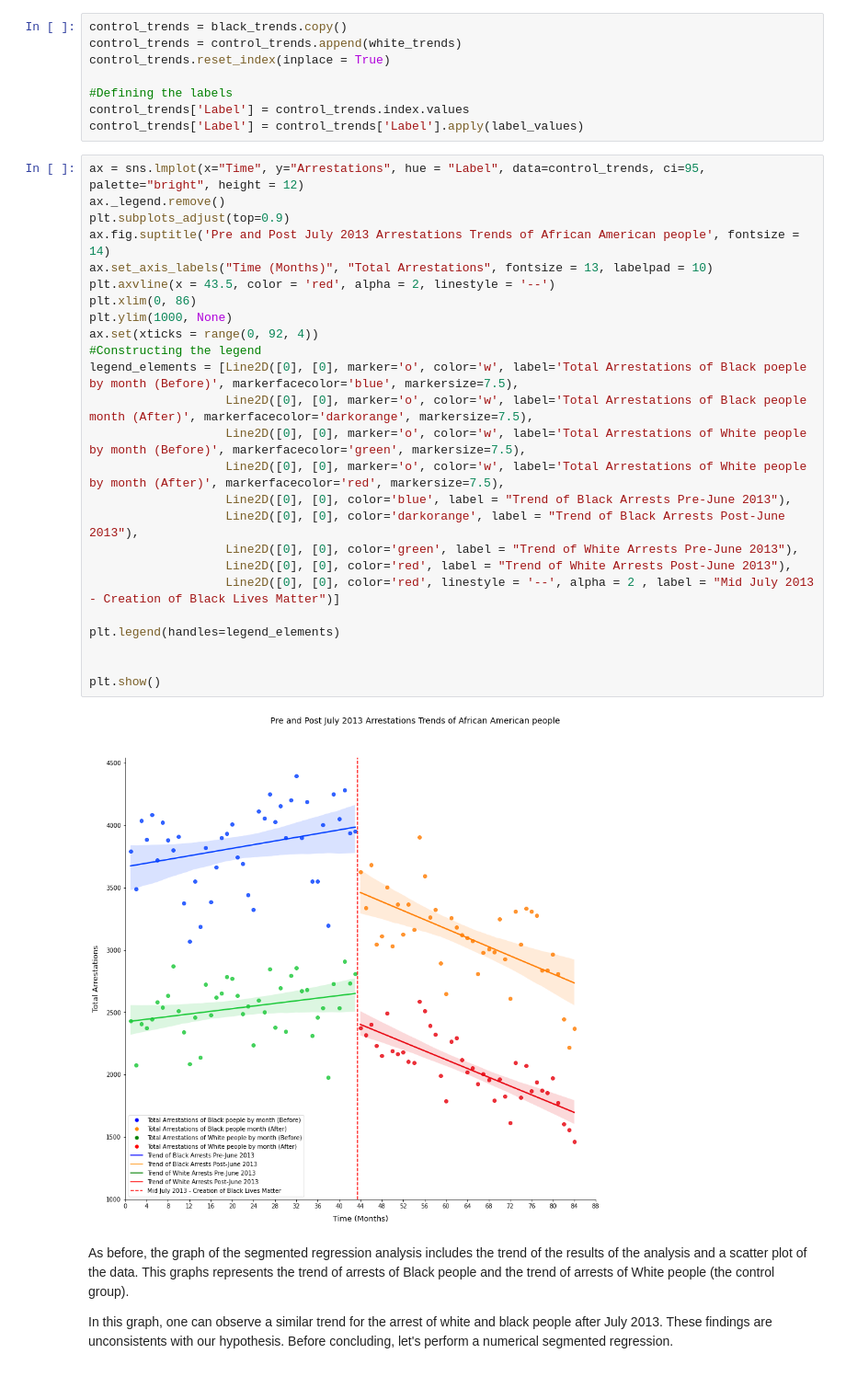
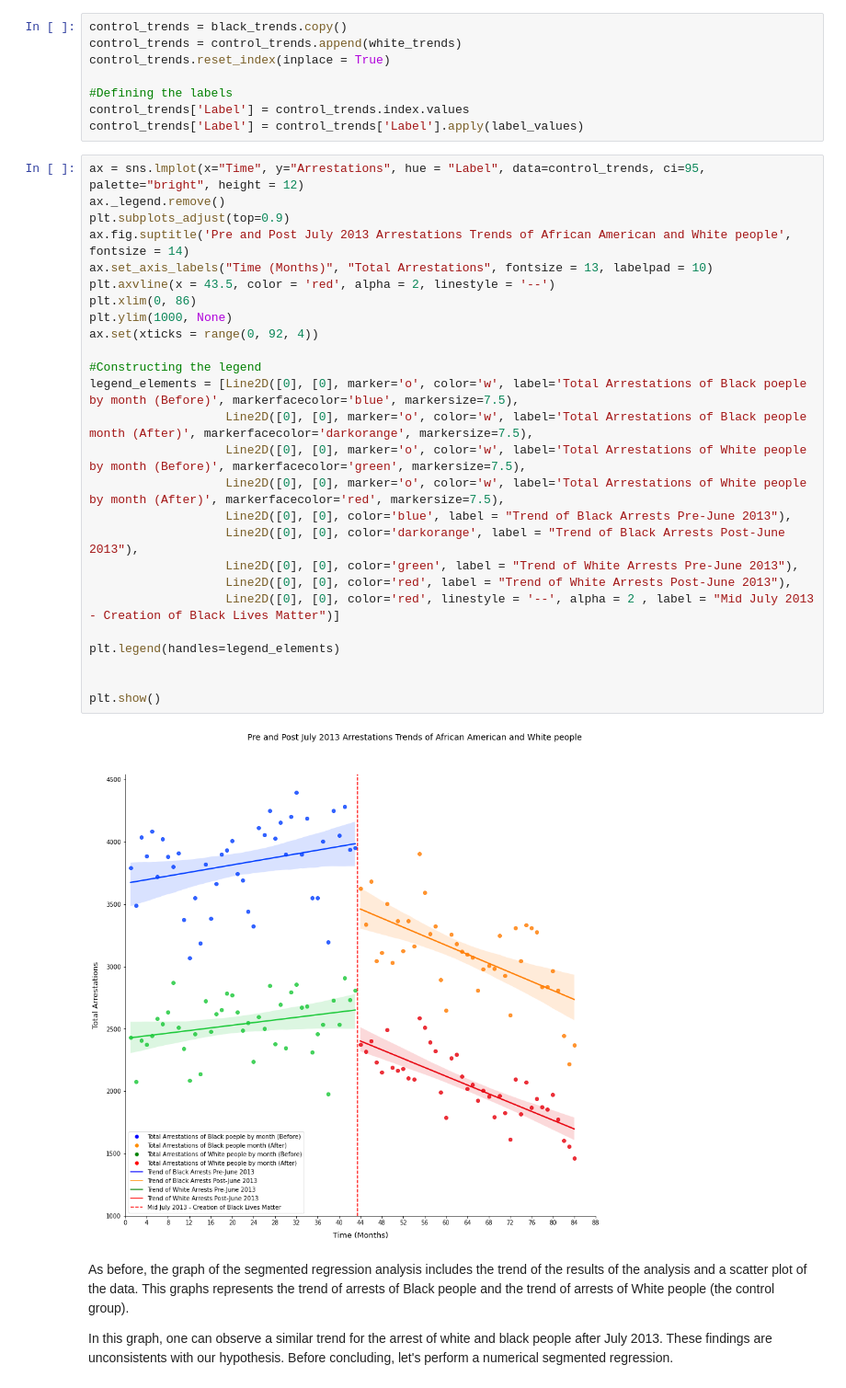
Before and after one commit to SkyRiS3s/ada-2020-project-milestone-p3-p3_msf, a Jupyter notebook: P4_msf.ipynb, the cells around one changed output. Shown at 92% size. Drawn from its saved outputs; the diff is of its cells as text.

```diff
--- a/P4_msf.ipynb
+++ b/P4_msf.ipynb
@@ -477,30 +501,31 @@ control_trends['Label'] = control_trends['Label'].apply(label_values)
 # %%
 ax = sns.lmplot(x="Time", y="Arrestations", hue = "Label", data=control_trends, ci=95, palette="bright", height = 12)
 ax._legend.remove()
 plt.subplots_adjust(top=0.9)
-ax.fig.suptitle('Pre and Post July 2013 Arrestations Trends of African American people', fontsize = 14)
+ax.fig.suptitle('Pre and Post July 2013 Arrestations Trends of African American and White people', fontsize = 14)
 ax.set_axis_labels("Time (Months)", "Total Arrestations", fontsize = 13, labelpad = 10)
 plt.axvline(x = 43.5, color = 'red', alpha = 2, linestyle = '--')
 plt.xlim(0, 86)
 plt.ylim(1000, None)
 ax.set(xticks = range(0, 92, 4))
+
 #Constructing the legend
 legend_elements = [Line2D([0], [0], marker='o', color='w', label='Total Arrestations of Black poeple by month (Before)', markerfacecolor='blue', markersize=7.5),
                    Line2D([0], [0], marker='o', color='w', label='Total Arrestations of Black people month (After)', markerfacecolor='darkorange', markersize=7.5),
                    Line2D([0], [0], marker='o', color='w', label='Total Arrestations of White people by month (Before)', markerfacecolor='green', markersize=7.5),
                    Line2D([0], [0], marker='o', color='w', label='Total Arrestations of White people by month (After)', markerfacecolor='red', markersize=7.5),
                    Line2D([0], [0], color='blue', label = "Trend of Black Arrests Pre-June 2013"),
                    Line2D([0], [0], color='darkorange', label = "Trend of Black Arrests Post-June 2013"),
                    Line2D([0], [0], color='green', label = "Trend of White Arrests Pre-June 2013"),
                    Line2D([0], [0], color='red', label = "Trend of White Arrests Post-June 2013"),
                    Line2D([0], [0], color='red', linestyle = '--', alpha = 2 , label = "Mid July 2013 - Creation of Black Lives Matter")]
 
 plt.legend(handles=legend_elements)
 
 
 plt.show()
 # %% [output]
-[figure, old version]
+[figure, new version]
 # %% [markdown]
 As before, the graph of the segmented regression analysis includes the trend of the results of the analysis and a scatter plot of the data. This graphs represents the trend of arrests of Black people and the trend of arrests of White people (the control group).
 
```
Also changed, not shown: parts of 37 cells of this notebook.
